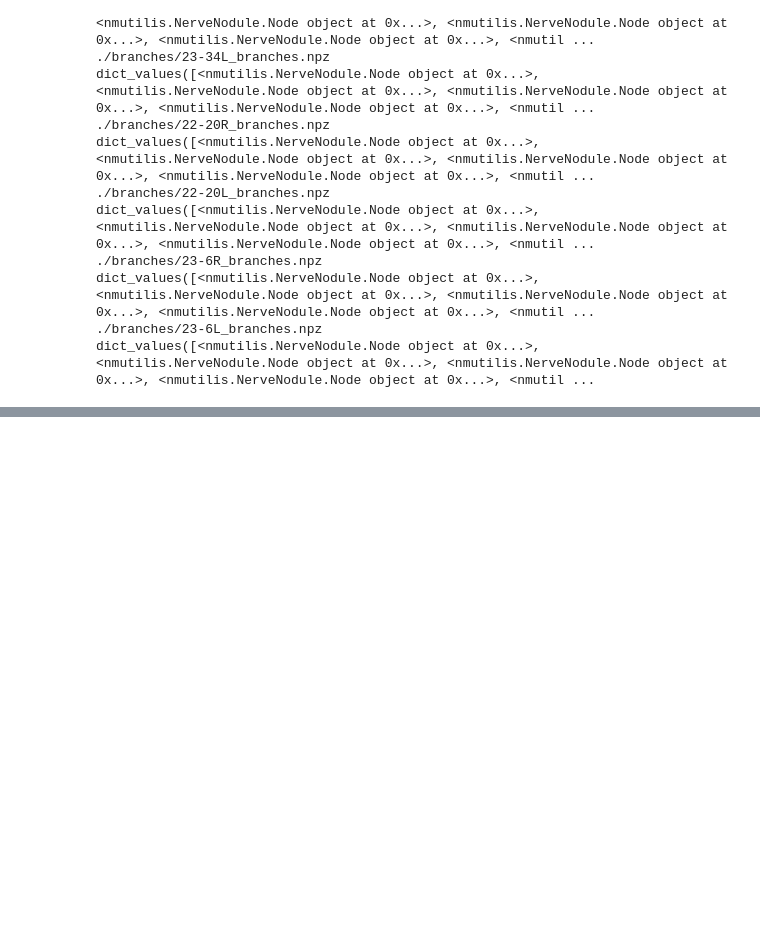
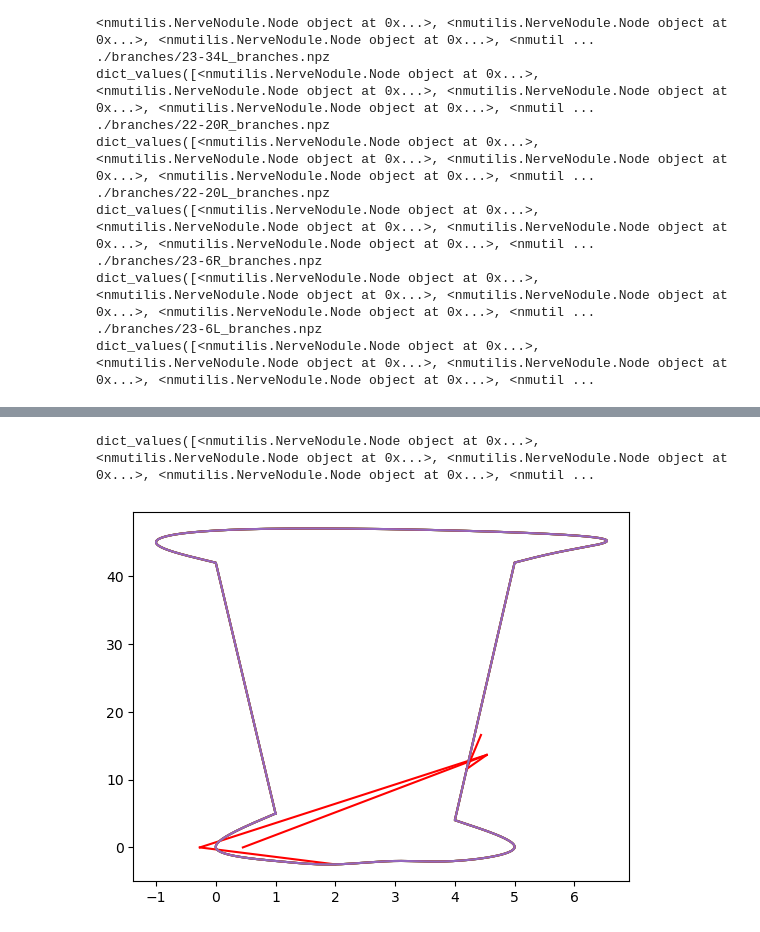
Before and after one commit to ChooYeonseo/Nerve-Morphology-2.0, a Jupyter notebook: NM2-tutorial.ipynb, the cells around one changed output, grey strips where cells are left out. Saved outputs shown, nothing was run; the diff lists cells and outputs as text; code cells hidden in the pictures; blank space fills up the shorter version.

```diff
--- a/NM2-tutorial.ipynb
+++ b/NM2-tutorial.ipynb
@@ -459,0 +539,3 @@ dict_values([<nmutilis.NerveNodule.Node object at 0x...>, <nmutilis.NerveNodule.
+# %%
+code = code_list[13]
+N23_25L = Nerve(code, raw_data=raw_dict[code], helper_data=helper_dict[code], bone=a)
@@ -459,0 +550,19 @@ dict_values([<nmutilis.NerveNodule.Node object at 0x...>, <nmutilis.NerveNodule.
+# %%
+N23_25L.add_relation('mid12_sn1', 'tip_cp')
+N23_25L.add_relation('tip_cp', 'mid10_sn1')
+N23_25L.add_relation('mid10_sn1', 'mid_sn1')
+N23_25L.add_relation('mid10_sn1', 'mid_sn2')
+N23_25L.add_relation('mid_sn1', 'tip_sn1')
+
+
+
+lines = N23_25L.get_branch_lines()
+for line in lines:
+    plt.plot(line[:,0], line[:,1], color='red')
+    plt.plot(a.x, a.y)
+plt.show()
+
+Nerve_list.append(N23_25L)
+# %% [output]
+dict_values([<nmutilis.NerveNodule.Node object at 0x...>, <nmutilis.NerveNodule.Node object at 0x...>, <nmutilis.NerveNodule.Node object at 0x...>, <nmutilis.NerveNodule.Node object at 0x...>, <nmutil ...
+[figure, added]
```
Also changed, not shown: parts of 12 cells of this notebook, 24 other files.
